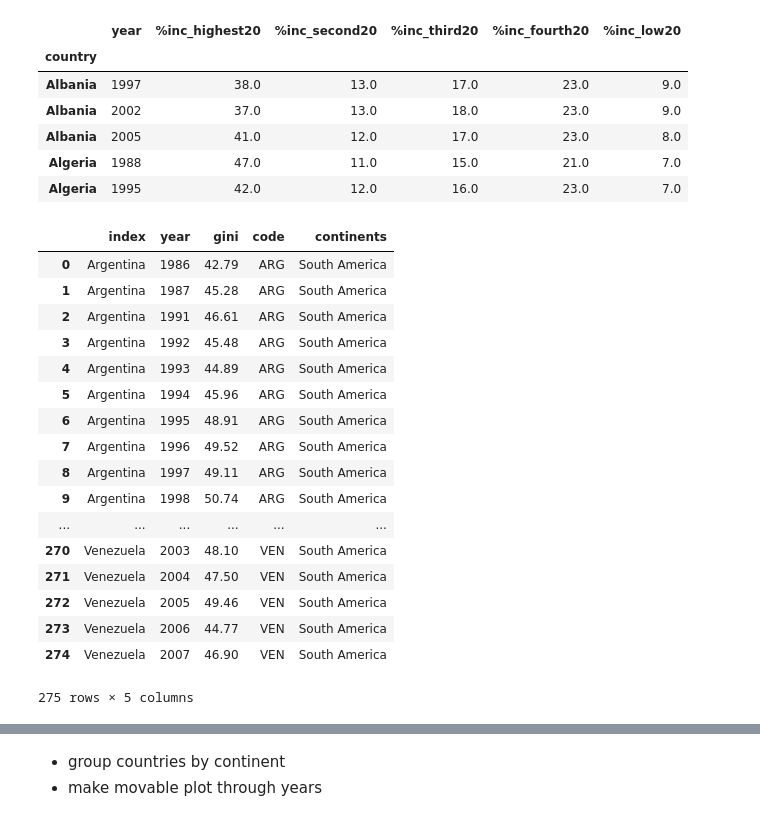
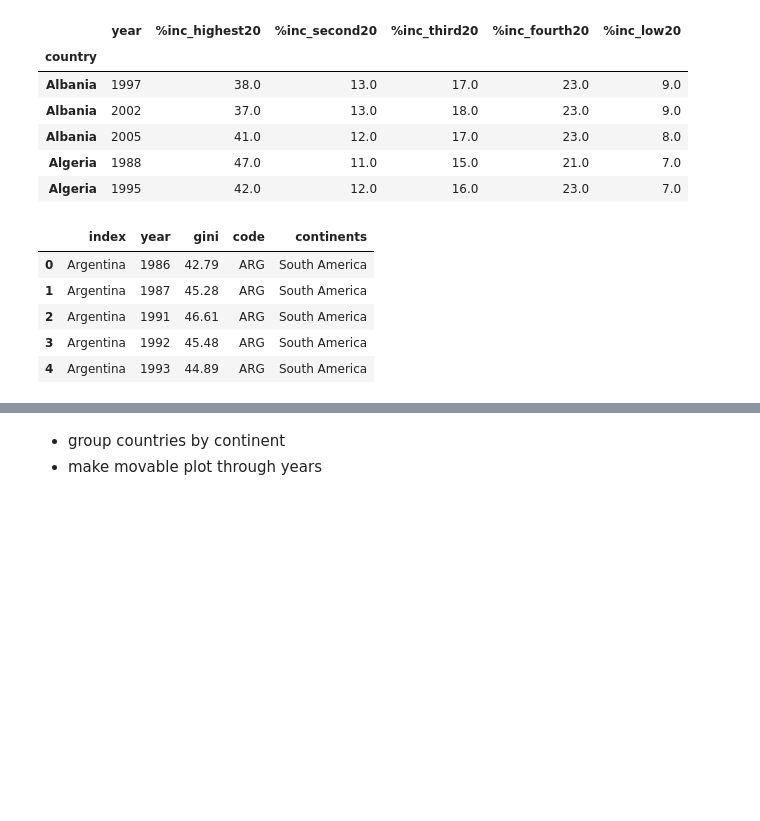
Before and after one commit to maniaclogic/income_disparities, a Jupyter notebook: income_dis/Income_disparities.ipynb, the cells around one changed output, grey strips where cells are left out. Saved outputs shown, nothing was run; the diff lists cells and outputs as text; code cells hidden in the pictures; blank space fills up the shorter version.

```diff
--- a/income_dis/Income_disparities.ipynb
+++ b/income_dis/Income_disparities.ipynb
@@ -96,26 +99,14 @@ GDc = GDc.merge(a, left_index=True, right_index=True).reset_index()
 GDc.set_index(['index'], inplace=True)
 GDc = GDc.merge(df, left_index=True, right_index=True).reset_index()
 # %%
-GDc
+GDc.head()
 # %% [output]
 |  | index | year | gini | code | continents |
 | 0 | Argentina | 1986 | 42.79 | ARG | South America |
 | 1 | Argentina | 1987 | 45.28 | ARG | South America |
 | 2 | Argentina | 1991 | 46.61 | ARG | South America |
 | 3 | Argentina | 1992 | 45.48 | ARG | South America |
 | 4 | Argentina | 1993 | 44.89 | ARG | South America |
-| 5 | Argentina | 1994 | 45.96 | ARG | South America |
-| 6 | Argentina | 1995 | 48.91 | ARG | South America |
-| 7 | Argentina | 1996 | 49.52 | ARG | South America |
-| 8 | Argentina | 1997 | 49.11 | ARG | South America |
-| 9 | Argentina | 1998 | 50.74 | ARG | South America |
-| ... | ... | ... | ... | ... | ... |
-| 270 | Venezuela | 2003 | 48.10 | VEN | South America |
-| 271 | Venezuela | 2004 | 47.50 | VEN | South America |
-| 272 | Venezuela | 2005 | 49.46 | VEN | South America |
-| 273 | Venezuela | 2006 | 44.77 | VEN | South America |
-| 274 | Venezuela | 2007 | 46.90 | VEN | South America |
-275 rows × 5 columns
 # %%
 v = GDc[['continents', 'gini', 'index', 'year']].dropna().set_index('continents')
 trace1 = dict(x = list(v['year']),
```
Also changed, not shown: parts of 11 cells of this notebook, 2 other files.
